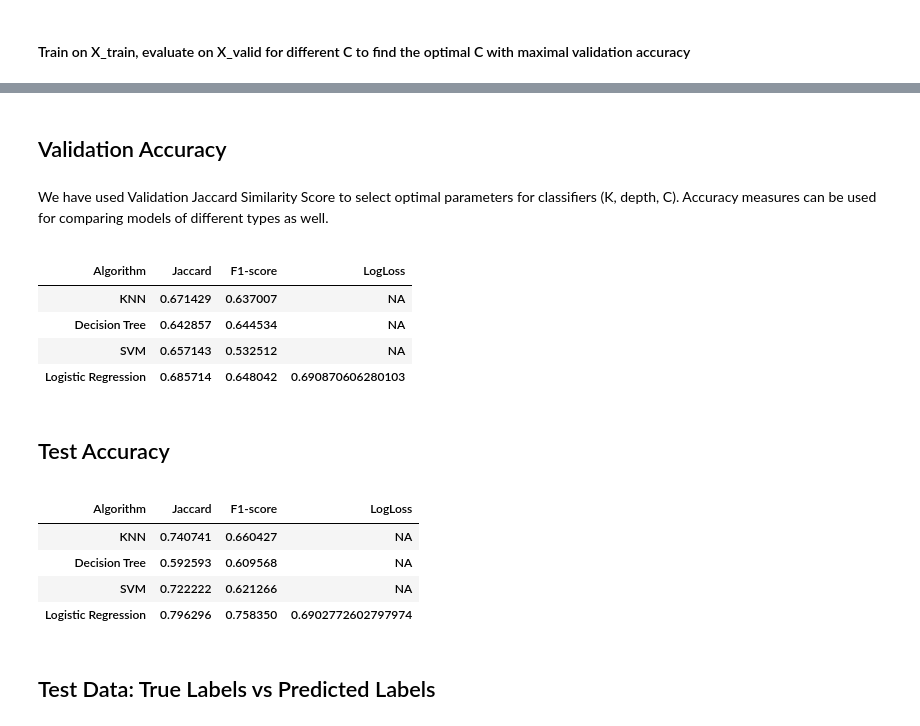
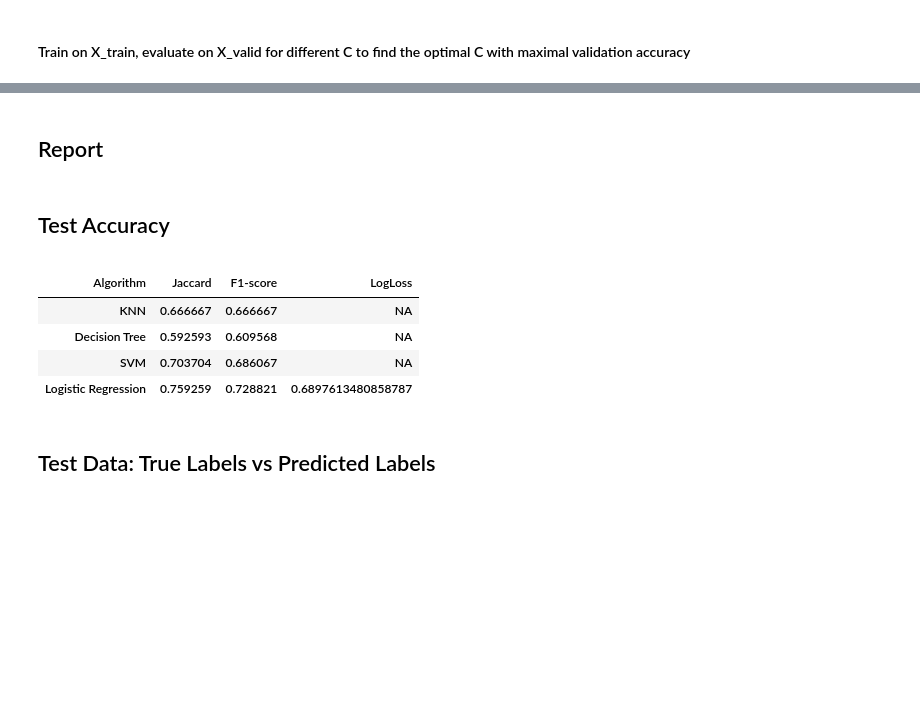
Before and after one commit to nelyfedorova/Machine-Learning-with-Python, a Jupyter notebook: ML0101EN-Proj-Loan-py-v1_Nelli.ipynb, the cells around one changed output, grey strips where cells are left out. Cells and saved outputs as stored; diff of their text form; code cells hidden in the pictures; blank space fills up the shorter version.

```diff
--- a/ML0101EN-Proj-Loan-py-v1_Nelli.ipynb
+++ b/ML0101EN-Proj-Loan-py-v1_Nelli.ipynb
@@ -733,29 +740,16 @@ You should be able to report the accuracy of the built model using different eva
-# %% [markdown]
-## Validation Accuracy
-# %% [markdown]
-We have used Validation Jaccard  Similarity Score to select optimal parameters for classifiers (K, depth, C). Accuracy measures can be used for comparing models of different types as well.
-# %%
-df_report_valid
-df_report_valid.set_index(["Algorithm", "Jaccard", "F1-score", "LogLoss"])
-# %% [output]
-|  |  |  |  |
-| Algorithm | Jaccard | F1-score | LogLoss |
-| KNN | 0.671429 | 0.637007 | NA |
-| Decision Tree | 0.642857 | 0.644534 | NA |
-| SVM | 0.657143 | 0.532512 | NA |
-| Logistic Regression | 0.685714 | 0.648042 | 0.690870606280103 |
+# %% [markdown]
+## Report
 # %% [markdown]
 ## Test Accuracy
 # %%
-df_report_test
 df_report_test.set_index(["Algorithm", "Jaccard", "F1-score", "LogLoss"])
 # %% [output]
 |  |  |  |  |
 | Algorithm | Jaccard | F1-score | LogLoss |
-| KNN | 0.740741 | 0.660427 | NA |
+| KNN | 0.666667 | 0.666667 | NA |
 | Decision Tree | 0.592593 | 0.609568 | NA |
-| SVM | 0.722222 | 0.621266 | NA |
-| Logistic Regression | 0.796296 | 0.758350 | 0.6902772602797974 |
+| SVM | 0.703704 | 0.686067 | NA |
+| Logistic Regression | 0.759259 | 0.728821 | 0.6897613480858787 |
 # %% [markdown]
 ## Test Data: True Labels vs Predicted Labels
 # %% [markdown]
```
Also changed, not shown: parts of 60 cells of this notebook.
